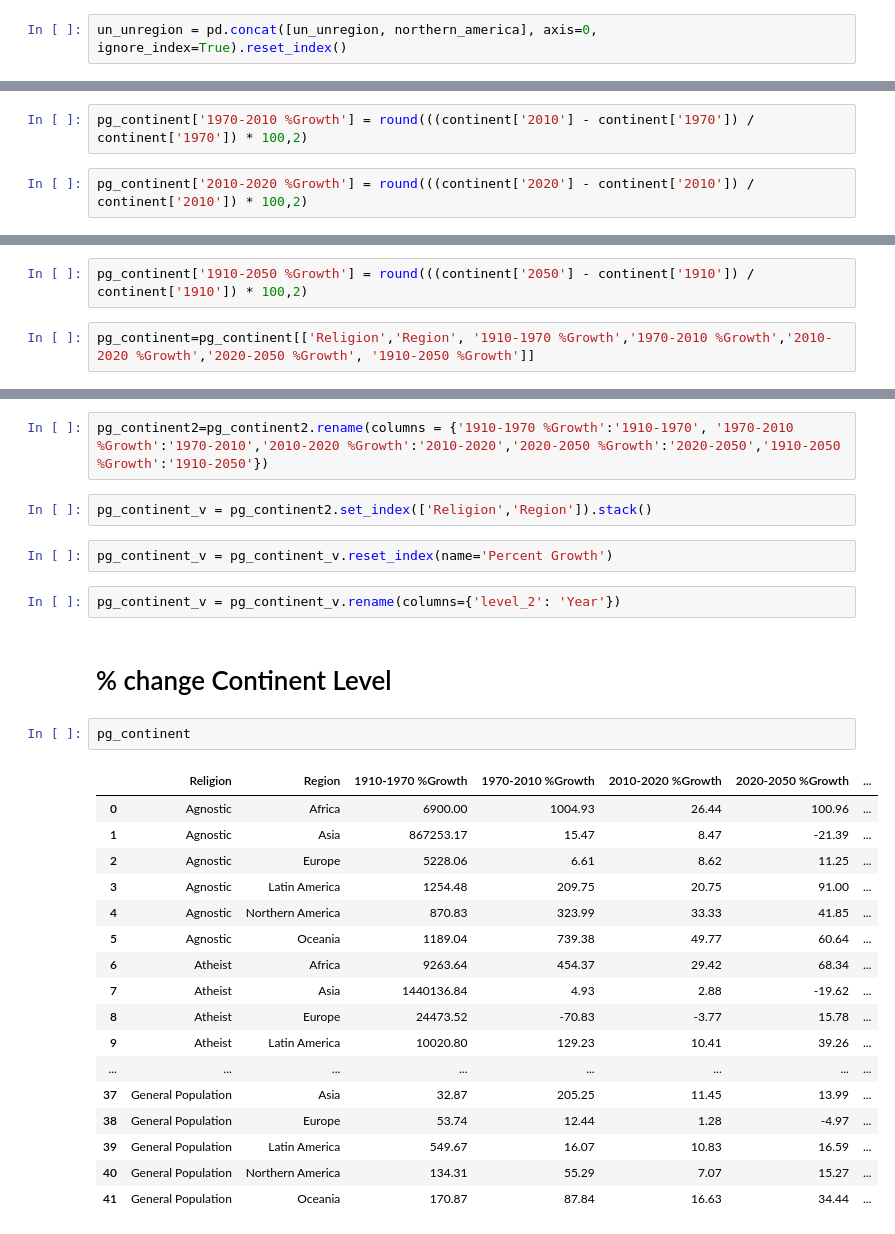
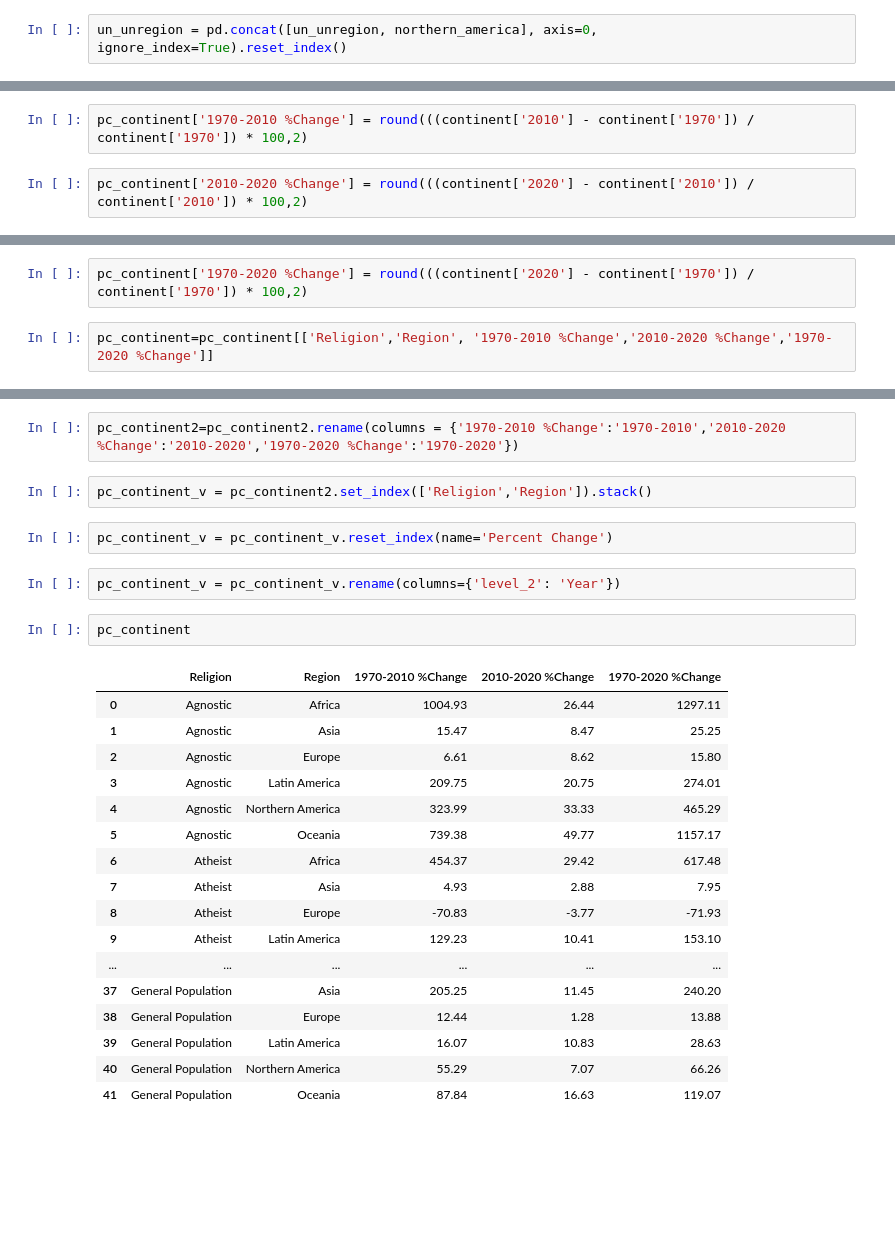
Before and after one commit to levigraft/capstone_religion_birthrate, a Jupyter notebook: Capstone/notebooks/capstone_pandas_analysis.ipynb, the cells around one changed output, grey strips where cells are left out. Saved outputs shown, nothing was run; the diff lists cells and outputs as text; blank space fills up the shorter version.

```diff
--- a/Capstone/notebooks/capstone_pandas_analysis.ipynb
+++ b/Capstone/notebooks/capstone_pandas_analysis.ipynb
@@ -287,4 +328,4 @@ pg_continent['1910-1970 %Growth'] = round(((continent['1970'] - continent['1910'
 # %%
-pg_continent['1970-2010 %Growth'] = round(((continent['2010'] - continent['1970']) / continent['1970']) * 100,2)
+pc_continent['1970-2010 %Change'] = round(((continent['2010'] - continent['1970']) / continent['1970']) * 100,2)
 # %%
-pg_continent['2010-2020 %Growth'] = round(((continent['2020'] - continent['2010']) / continent['2010']) * 100,2)
+pc_continent['2010-2020 %Change'] = round(((continent['2020'] - continent['2010']) / continent['2010']) * 100,2)
@@ -293,5 +332,5 @@ pg_continent['2020-2050 %Growth'] = round(((continent['2050'] - continent['2020'
 # %%
-pg_continent['1910-2050 %Growth'] = round(((continent['2050'] - continent['1910']) / continent['1910']) * 100,2)
+pc_continent['1970-2020 %Change'] = round(((continent['2020'] - continent['1970']) / continent['1970']) * 100,2)
 # %%
-pg_continent=pg_continent[['Religion','Region', '1910-1970 %Growth','1970-2010 %Growth','2010-2020 %Growth','2020-2050 %Growth', '1910-2050 %Growth']]
+pc_continent=pc_continent[['Religion','Region', '1970-2010 %Change','2010-2020 %Change','1970-2020 %Change']]
 # %%
@@ -299,31 +338,29 @@ pg_continent2= pg_continent
 # %%
-pg_continent2=pg_continent2.rename(columns = {'1910-1970 %Growth':'1910-1970', '1970-2010 %Growth':'1970-2010','2010-2020 %Growth':'2010-2020','2020-2050 %Growth':'2020-2050','1910-2050 %Growth':'1910-2050'})
+pc_continent2=pc_continent2.rename(columns = {'1970-2010 %Change':'1970-2010','2010-2020 %Change':'2010-2020','1970-2020 %Change':'1970-2020'})
 # %%
-pg_continent_v = pg_continent2.set_index(['Religion','Region']).stack()
+pc_continent_v = pc_continent2.set_index(['Religion','Region']).stack()
 # %%
-pg_continent_v = pg_continent_v.reset_index(name='Percent Growth')
+pc_continent_v = pc_continent_v.reset_index(name='Percent Change')
 # %%
-pg_continent_v = pg_continent_v.rename(columns={'level_2': 'Year'})
+pc_continent_v = pc_continent_v.rename(columns={'level_2': 'Year'})
-# %% [markdown]
-# % change Continent Level
 # %%
-pg_continent
+pc_continent
 # %% [output]
-|  | Religion | Region | 1910-1970 %Growth | 1970-2010 %Growth | 2010-2020 %Growth | 2020-2050 %Growth | ... |
-| 0 | Agnostic | Africa | 6900.00 | 1004.93 | 26.44 | 100.96 | ... |
-| 1 | Agnostic | Asia | 867253.17 | 15.47 | 8.47 | -21.39 | ... |
-| 2 | Agnostic | Europe | 5228.06 | 6.61 | 8.62 | 11.25 | ... |
-| 3 | Agnostic | Latin America | 1254.48 | 209.75 | 20.75 | 91.00 | ... |
-| 4 | Agnostic | Northern America | 870.83 | 323.99 | 33.33 | 41.85 | ... |
-| 5 | Agnostic | Oceania | 1189.04 | 739.38 | 49.77 | 60.64 | ... |
-| 6 | Atheist | Africa | 9263.64 | 454.37 | 29.42 | 68.34 | ... |
-| 7 | Atheist | Asia | 1440136.84 | 4.93 | 2.88 | -19.62 | ... |
-| 8 | Atheist | Europe | 24473.52 | -70.83 | -3.77 | 15.78 | ... |
-| 9 | Atheist | Latin America | 10020.80 | 129.23 | 10.41 | 39.26 | ... |
-| ... | ... | ... | ... | ... | ... | ... | ... |
-| 37 | General Population | Asia | 32.87 | 205.25 | 11.45 | 13.99 | ... |
-| 38 | General Population | Europe | 53.74 | 12.44 | 1.28 | -4.97 | ... |
-| 39 | General Population | Latin America | 549.67 | 16.07 | 10.83 | 16.59 | ... |
-| 40 | General Population | Northern America | 134.31 | 55.29 | 7.07 | 15.27 | ... |
-| 41 | General Population | Oceania | 170.87 | 87.84 | 16.63 | 34.44 | ... |
+|  | Religion | Region | 1970-2010 %Change | 2010-2020 %Change | 1970-2020 %Change |
+| 0 | Agnostic | Africa | 1004.93 | 26.44 | 1297.11 |
+| 1 | Agnostic | Asia | 15.47 | 8.47 | 25.25 |
+| 2 | Agnostic | Europe | 6.61 | 8.62 | 15.80 |
+| 3 | Agnostic | Latin America | 209.75 | 20.75 | 274.01 |
+| 4 | Agnostic | Northern America | 323.99 | 33.33 | 465.29 |
+| 5 | Agnostic | Oceania | 739.38 | 49.77 | 1157.17 |
+| 6 | Atheist | Africa | 454.37 | 29.42 | 617.48 |
+| 7 | Atheist | Asia | 4.93 | 2.88 | 7.95 |
+| 8 | Atheist | Europe | -70.83 | -3.77 | -71.93 |
+| 9 | Atheist | Latin America | 129.23 | 10.41 | 153.10 |
+| ... | ... | ... | ... | ... | ... |
+| 37 | General Population | Asia | 205.25 | 11.45 | 240.20 |
+| 38 | General Population | Europe | 12.44 | 1.28 | 13.88 |
+| 39 | General Population | Latin America | 16.07 | 10.83 | 28.63 |
+| 40 | General Population | Northern America | 55.29 | 7.07 | 66.26 |
+| 41 | General Population | Oceania | 87.84 | 16.63 | 119.07 |
 # %%
```
Also changed, not shown: parts of 86 cells of this notebook, 7 other files.
